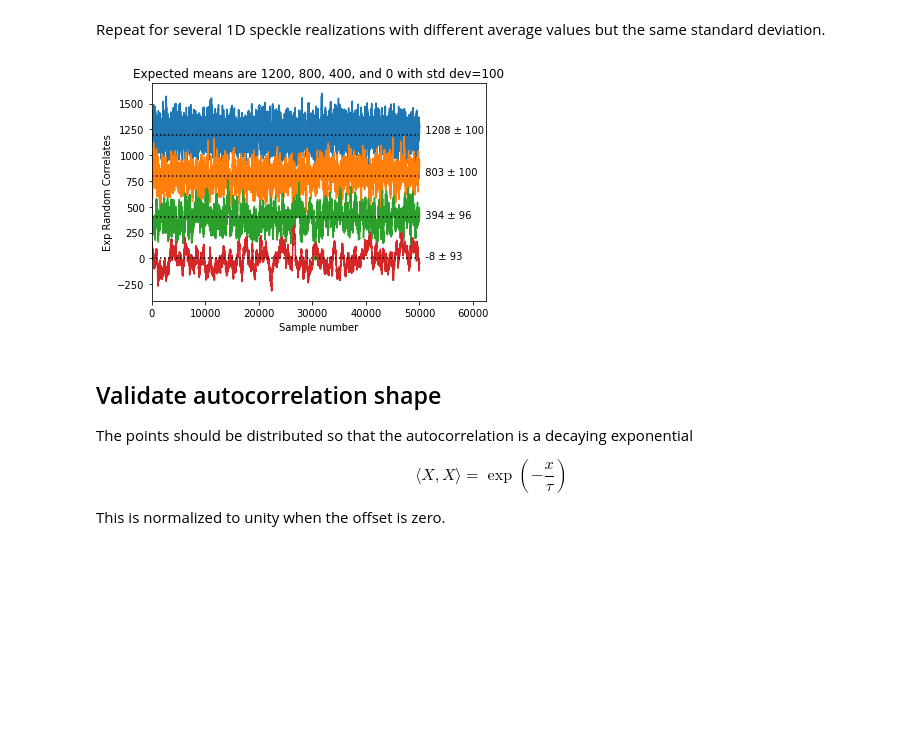
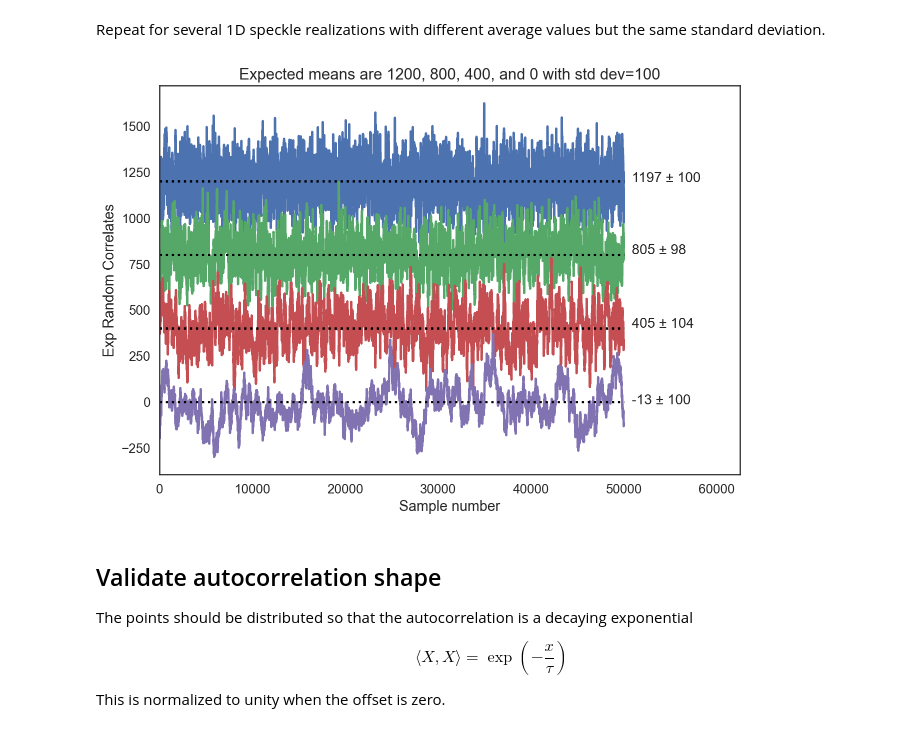
Before and after one commit to scottprahl/pyspeckle, a Jupyter notebook: docs/0-One-Dim-Speckle-Basics.ipynb, the cells around one changed output. Drawn from its saved outputs; the diff is of its cells as text; code cells hidden in the pictures; blank space fills up the shorter version.

```diff
--- a/docs/0-One-Dim-Speckle-Basics.ipynb
+++ b/docs/0-One-Dim-Speckle-Basics.ipynb
@@ -18,6 +18,9 @@ try:
 except ModuleNotFoundError:
     print('pyspeckle is not installed. To install, uncomment and run the cell above.')
     print('Once installation is successful, rerun this cell again.')
+
+%config InlineBackend.figure_format='retina'
+plt.style.use('seaborn-talk')
 # %% [markdown]
 ## Exponential autocorrelation generation
 
@@ -92,48 +94,48 @@ plt.show()
 # %% [markdown]
 Repeat for several 1D speckle realizations with different average values but the same standard deviation.
 # %%
-M=50000
-expected_std=100
+target_length=50000
+target_std=100
 
-expected_ave=1200
-y = pyspeckle.create_exp_1D(M,expected_ave,expected_std,20)
+target_ave=1200
+y = pyspeckle.create_exp_1D(target_length,target_ave,target_std,20)
 ave = np.mean(y)
 std = np.sqrt(np.var(y))
-plt.annotate("  %.0f ± %.0f"%(ave,std),xy=(M,ave))
+plt.text(target_length,ave, "  %.0f ± %.0f"%(ave,std),fontsize=14)
 plt.plot(y)
-plt.plot([0,M],[expected_ave,expected_ave],':k')
+plt.plot([0,target_length],[target_ave,target_ave],':k')
 
-expected_ave=800
-y = pyspeckle.create_exp_1D(M,expected_ave,expected_std,50)
+target_ave=800
+y = pyspeckle.create_exp_1D(target_length,target_ave,target_std,50)
 ave = np.mean(y)
 std = np.sqrt(np.var(y))
-plt.annotate("  %.0f ± %.0f"%(ave,std),xy=(M,ave))
+plt.text(target_length,ave, "  %.0f ± %.0f"%(ave,std),fontsize=14)
 plt.plot(y)
-plt.plot([0,M],[expected_ave,expected_ave],':k')
+plt.plot([0,target_length],[target_ave,target_ave],':k')
 
-expected_ave=400
-y = pyspeckle.create_exp_1D(M,expected_ave,expected_std,100)
+target_ave=400
+y = pyspeckle.create_exp_1D(target_length,target_ave,target_std,100)
 ave = np.mean(y)
 std = np.sqrt(np.var(y))
-plt.annotate("  %.0f ± %.0f"%(ave,std),xy=(M,ave))
+plt.text(target_length,ave, "  %.0f ± %.0f"%(ave,std),fontsize=14)
 plt.plot(y)
-plt.plot([0,M],[expected_ave,expected_ave],':k')
+plt.plot([0,target_length],[target_ave,target_ave],':k')
 
-expected_ave=0
-y = pyspeckle.create_exp_1D(M,expected_ave,expected_std,500)
+target_ave=0
+y = pyspeckle.create_exp_1D(target_length,target_ave,target_std,500)
 ave = np.mean(y)
 std = np.sqrt(np.var(y))
-plt.annotate("  %.0f ± %.0f"%(ave,std),xy=(M,ave))
+plt.text(target_length,ave, "  %.0f ± %.0f"%(ave,std),fontsize=14)
 plt.plot(y)
-plt.plot([0,M],[expected_ave,expected_ave],':k')
+plt.plot([0,target_length],[target_ave,target_ave],':k')
 
-plt.xlim(0,M*1.25)
-plt.title("Expected means are 1200, 800, 400, and 0 with std dev=%.0f" % expected_std)
+plt.xlim(0,target_length*1.25)
+plt.title("Expected means are 1200, 800, 400, and 0 with std dev=%.0f" % target_std)
 plt.xlabel('Sample number')
 plt.ylabel('Exp Random Correlates')
 plt.show()
 # %% [output]
-[figure, old version]
+[figure, new version]
 # %% [markdown]
 ## Validate autocorrelation shape
 
```
Also changed, not shown: parts of 5 cells of this notebook.
